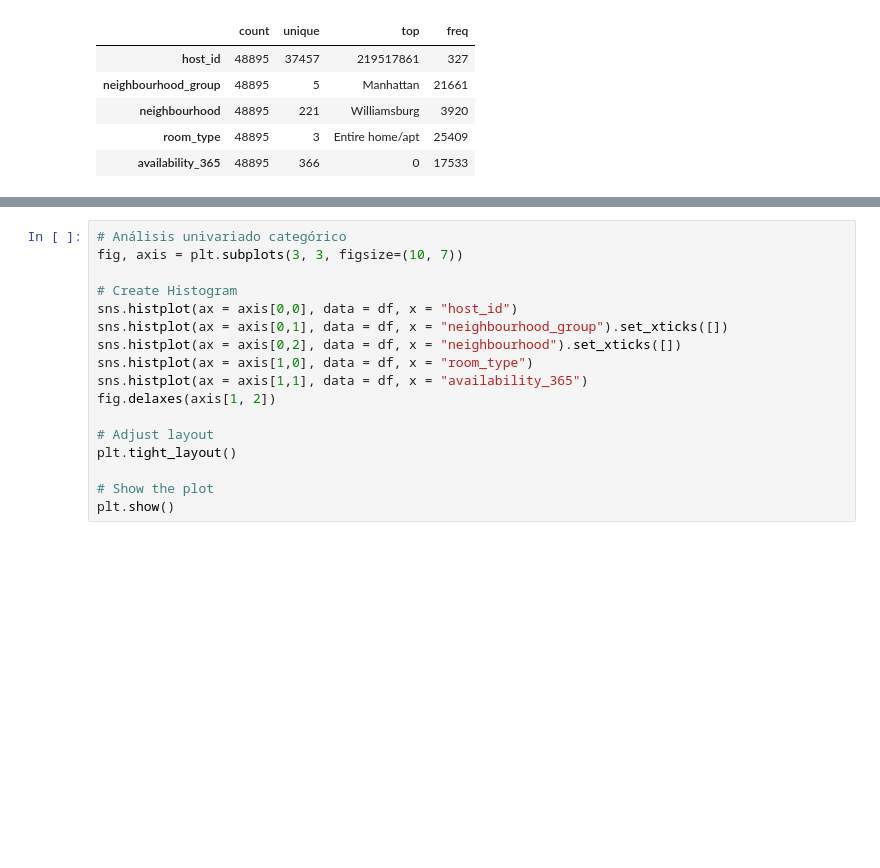
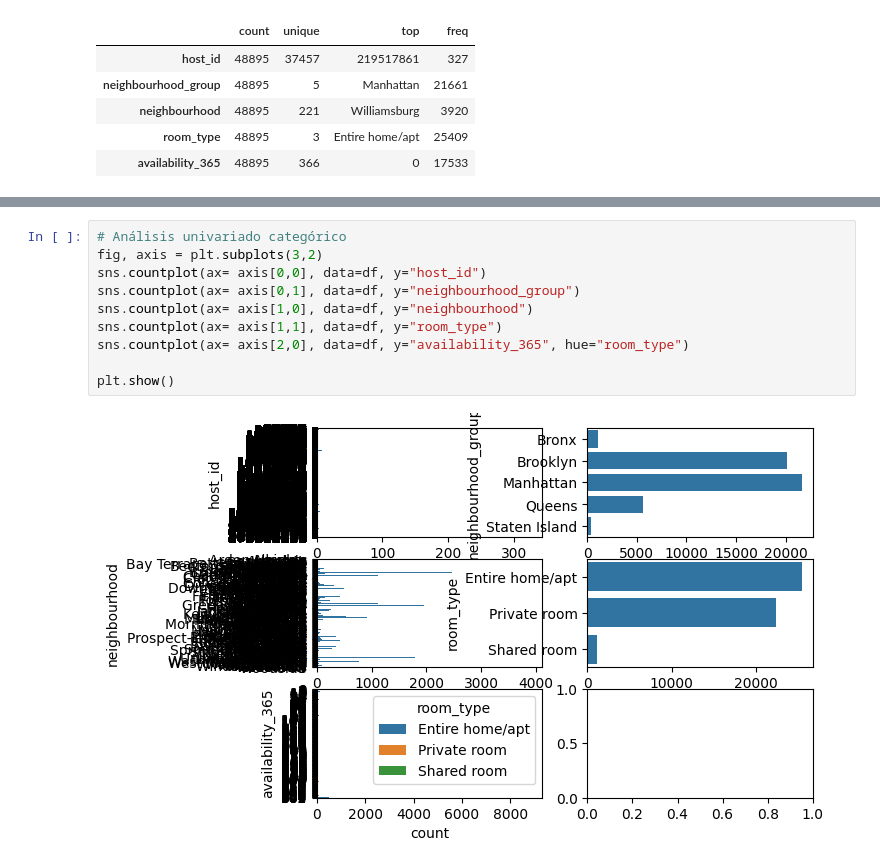
Before and after one commit to jessmiramontes/tareas, a Jupyter notebook: tarea_data_preprocessing.ipynb, the cells around one changed output, grey strips where cells are left out. Cells and saved outputs as stored; diff of their text form; blank space fills up the shorter version.

Commit message:
tarea data preprocessing

```diff
--- a/tarea_data_preprocessing.ipynb
+++ b/tarea_data_preprocessing.ipynb
@@ -121,20 +121,15 @@ Error:
 # %%
 # Análisis univariado categórico
-fig, axis = plt.subplots(3, 3, figsize=(10, 7))
+fig, axis = plt.subplots(3,2)
+sns.countplot(ax= axis[0,0], data=df, y="host_id")
+sns.countplot(ax= axis[0,1], data=df, y="neighbourhood_group")
+sns.countplot(ax= axis[1,0], data=df, y="neighbourhood")
+sns.countplot(ax= axis[1,1], data=df, y="room_type")
+sns.countplot(ax= axis[2,0], data=df, y="availability_365", hue="room_type")
 
-# Create Histogram
-sns.histplot(ax = axis[0,0], data = df, x = "host_id")
-sns.histplot(ax = axis[0,1], data = df, x = "neighbourhood_group").set_xticks([])
-sns.histplot(ax = axis[0,2], data = df, x = "neighbourhood").set_xticks([])
-sns.histplot(ax = axis[1,0], data = df, x = "room_type")
-sns.histplot(ax = axis[1,1], data = df, x = "availability_365")
-fig.delaxes(axis[1, 2])
-
-# Adjust layout
-plt.tight_layout()
-
-# Show the plot
 plt.show()
+# %% [output]
+[figure, added]
 # %%
 # Análisis bivariado numérico vs numérico
 sns.pairplot(data= df.select_dtypes(include=np.number), diag_kind="kde")
```
Also changed, not shown: parts of 4 cells of this notebook.
